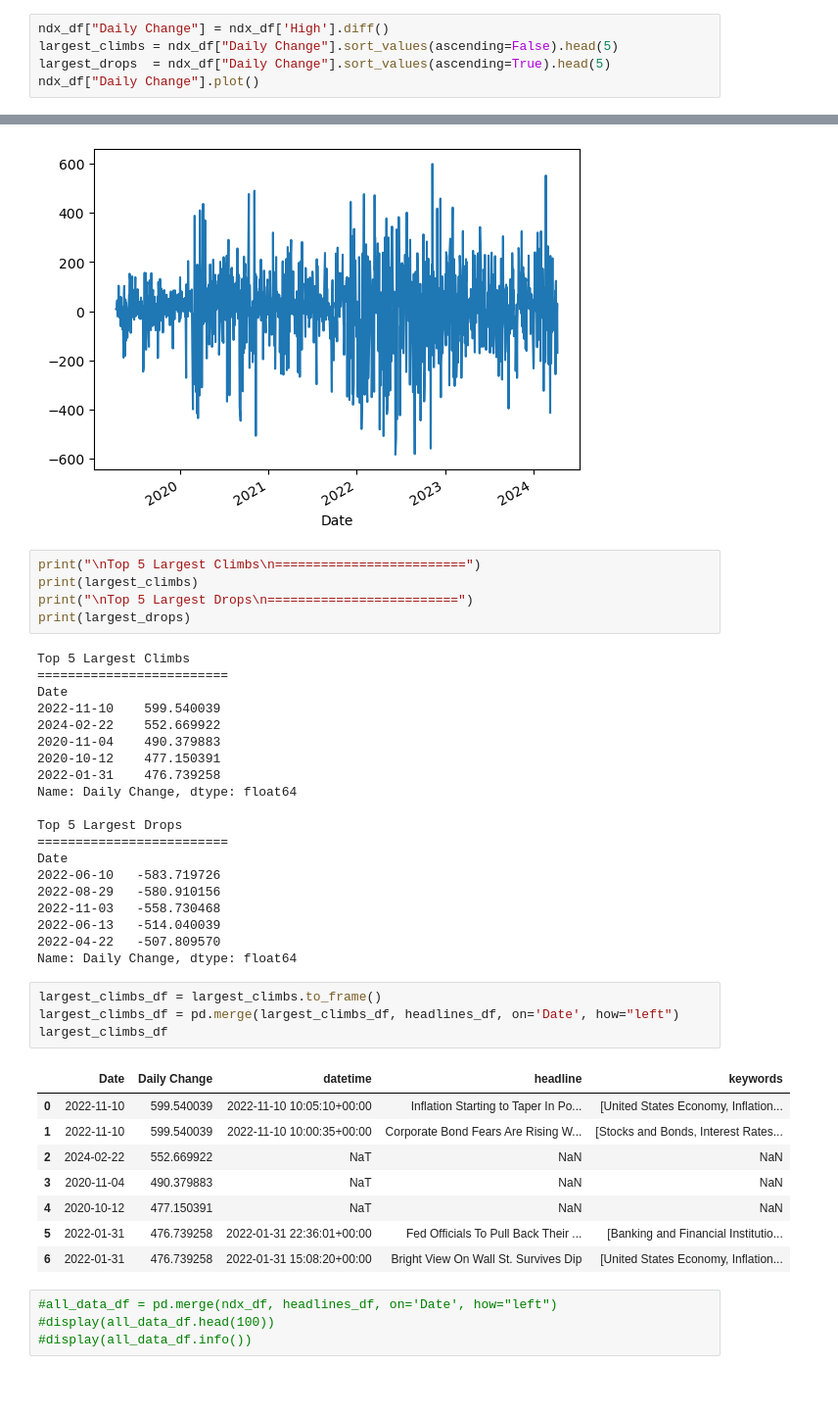
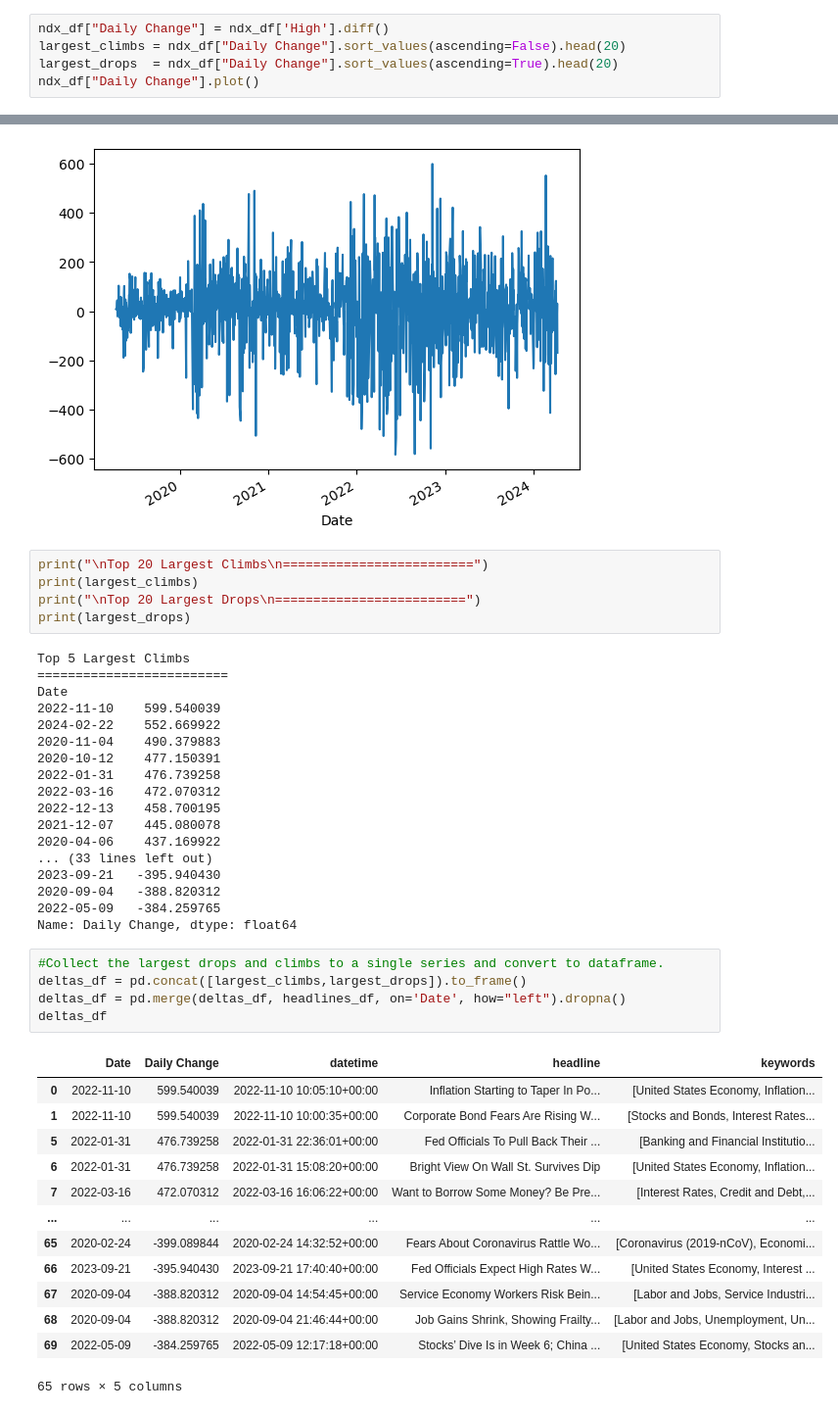
Before and after one commit to Ozkazanc1991/Project1, a Jupyter notebook: nasdaq_data_analysis.ipynb, the cells around one changed output, grey strips where cells are left out. Shown: that part at 98% size. Drawn from its saved outputs; the diff is of its cells as text; blank space fills up the shorter version.

Commit message:
Added more code to support headline data analysis.

```diff
--- a/nasdaq_data_analysis.ipynb
+++ b/nasdaq_data_analysis.ipynb
@@ -79,16 +79,16 @@ ndx_df["High"].plot()
 [figure]
 # %%
 ndx_df["Daily Change"] = ndx_df['High'].diff()
-largest_climbs = ndx_df["Daily Change"].sort_values(ascending=False).head(5)
-largest_drops  = ndx_df["Daily Change"].sort_values(ascending=True).head(5)
+largest_climbs = ndx_df["Daily Change"].sort_values(ascending=False).head(20)
+largest_drops  = ndx_df["Daily Change"].sort_values(ascending=True).head(20)
 ndx_df["Daily Change"].plot()
 # %% [output]
 <Axes: xlabel='Date'>
 [figure]
 # %%
-print("\nTop 5 Largest Climbs\n=========================")
+print("\nTop 20 Largest Climbs\n=========================")
 print(largest_climbs)
-print("\nTop 5 Largest Drops\n=========================")
+print("\nTop 20 Largest Drops\n=========================")
 print(largest_drops)
 # %% [output]
 Top 5 Largest Climbs
@@ -99,31 +99,31 @@ Date
 2020-11-04    490.379883
 2020-10-12    477.150391
 2022-01-31    476.739258
+2022-03-16    472.070312
+2022-12-13    458.700195
+2021-12-07    445.080078
+2020-04-06    437.169922
+... (33 lines left out)
+2023-09-21   -395.940430
+2020-09-04   -388.820312
+2022-05-09   -384.259765
 Name: Daily Change, dtype: float64
-
-Top 5 Largest Drops
-=========================
-Date
-2022-06-10   -583.719726
-2022-08-29   -580.910156
-2022-11-03   -558.730468
-2022-06-13   -514.040039
-2022-04-22   -507.809570
-Name: Daily Change, dtype: float64
-# %%
-largest_climbs_df = largest_climbs.to_frame()
-largest_climbs_df = pd.merge(largest_climbs_df, headlines_df, on='Date', how="left")
-largest_climbs_df
-# %% [output]
-|  | Date | Daily Change | datetime | headline | keywords |
-| 0 | 2022-11-10 | 599.540039 | 2022-11-10 10:05:10+00:00 | Inflation Starting to Taper In Po... | [United States Economy, Inflation... |
-| 1 | 2022-11-10 | 599.540039 | 2022-11-10 10:00:35+00:00 | Corporate Bond Fears Are Rising W... | [Stocks and Bonds, Interest Rates... |
-| 2 | 2024-02-22 | 552.669922 | NaT | NaN | NaN |
-| 3 | 2020-11-04 | 490.379883 | NaT | NaN | NaN |
-| 4 | 2020-10-12 | 477.150391 | NaT | NaN | NaN |
-| 5 | 2022-01-31 | 476.739258 | 2022-01-31 22:36:01+00:00 | Fed Officials To Pull Back Their ... | [Banking and Financial Institutio... |
-| 6 | 2022-01-31 | 476.739258 | 2022-01-31 15:08:20+00:00 | Bright View On Wall St. Survives Dip | [United States Economy, Inflation... |
-# %%
-#all_data_df = pd.merge(ndx_df, headlines_df, on='Date', how="left")
-#display(all_data_df.head(100))
-#display(all_data_df.info())
+# %%
+#Collect the largest drops and climbs to a single series and convert to dataframe.
+deltas_df = pd.concat([largest_climbs,largest_drops]).to_frame()
+deltas_df = pd.merge(deltas_df, headlines_df, on='Date', how="left").dropna()
+deltas_df
+# %% [output]
+|  | Date | Daily Change | datetime | headline | keywords |
+| 0 | 2022-11-10 | 599.540039 | 2022-11-10 10:05:10+00:00 | Inflation Starting to Taper In Po... | [United States Economy, Inflation... |
+| 1 | 2022-11-10 | 599.540039 | 2022-11-10 10:00:35+00:00 | Corporate Bond Fears Are Rising W... | [Stocks and Bonds, Interest Rates... |
+| 5 | 2022-01-31 | 476.739258 | 2022-01-31 22:36:01+00:00 | Fed Officials To Pull Back Their ... | [Banking and Financial Institutio... |
+| 6 | 2022-01-31 | 476.739258 | 2022-01-31 15:08:20+00:00 | Bright View On Wall St. Survives Dip | [United States Economy, Inflation... |
+| 7 | 2022-03-16 | 472.070312 | 2022-03-16 16:06:22+00:00 | Want to Borrow Some Money? Be Pre... | [Interest Rates, Credit and Debt,... |
+| ... | ... | ... | ... | ... | ... |
+| 65 | 2020-02-24 | -399.089844 | 2020-02-24 14:32:52+00:00 | Fears About Coronavirus Rattle Wo... | [Coronavirus (2019-nCoV), Economi... |
+| 66 | 2023-09-21 | -395.940430 | 2023-09-21 17:40:40+00:00 | Fed Officials Expect High Rates W... | [United States Economy, Interest ... |
+| 67 | 2020-09-04 | -388.820312 | 2020-09-04 14:54:45+00:00 | Service Economy Workers Risk Bein... | [Labor and Jobs, Service Industri... |
+| 68 | 2020-09-04 | -388.820312 | 2020-09-04 21:46:44+00:00 | Job Gains Shrink, Showing Frailty... | [Labor and Jobs, Unemployment, Un... |
+| 69 | 2022-05-09 | -384.259765 | 2022-05-09 12:17:18+00:00 | Stocks’ Dive Is in Week 6; China ... | [United States Economy, Stocks an... |
+65 rows × 5 columns
```
Also changed, not shown: parts of 3 cells of this notebook.
